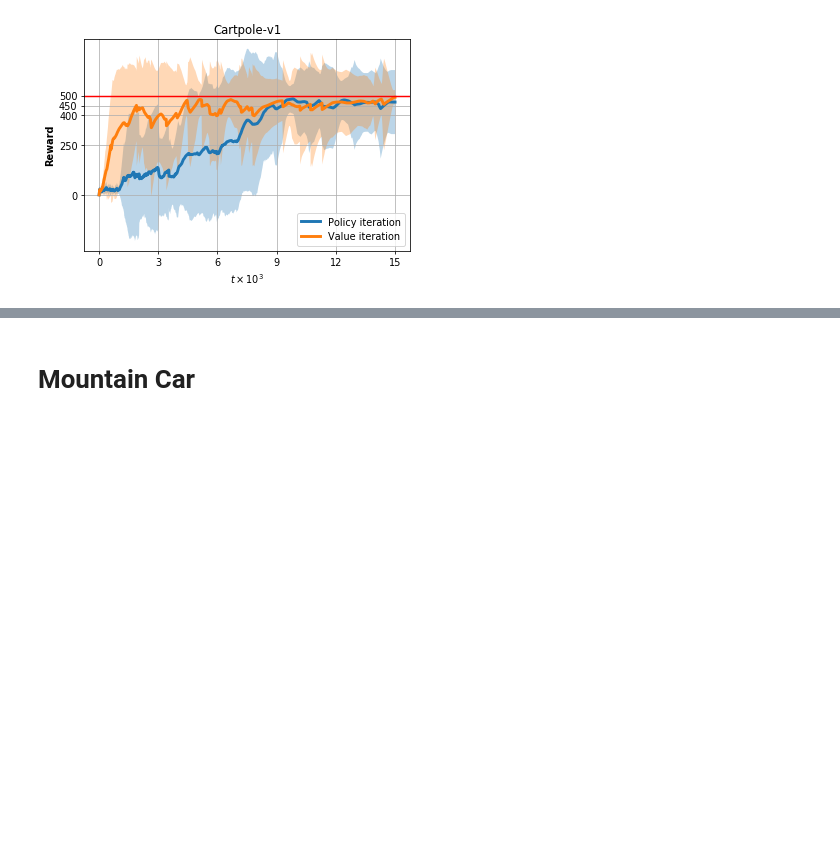
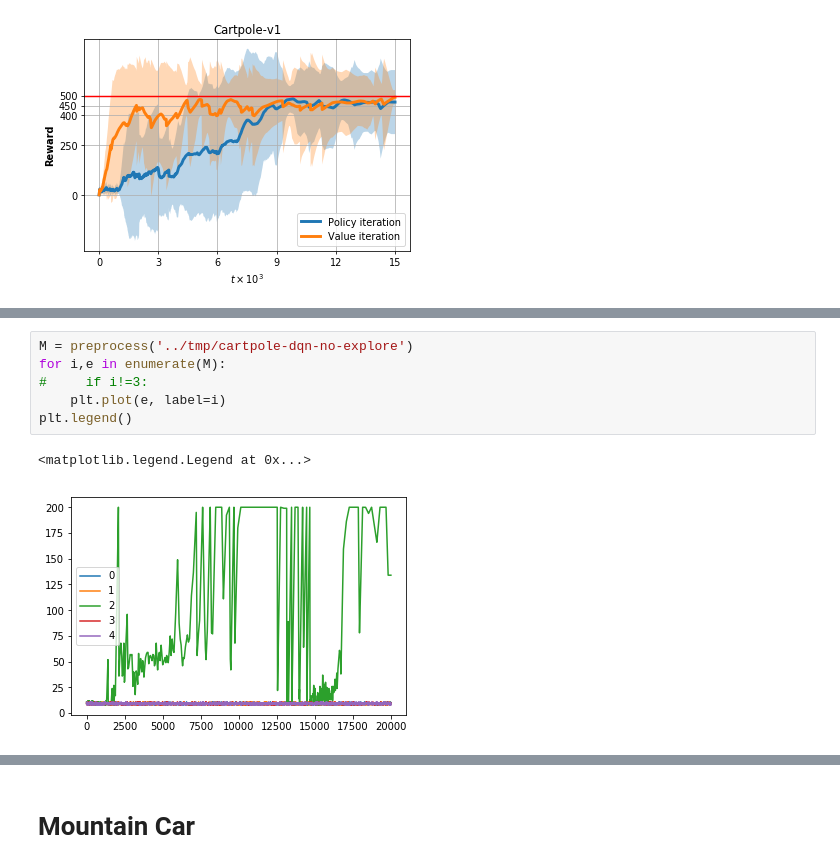
Before and after one commit to anhddo/oppoliter, a Jupyter notebook: notebook/ls-avg-reward.ipynb, the cells around one changed output, grey strips where cells are left out. Drawn from its saved outputs; the diff is of its cells as text; blank space fills up the shorter version.

```diff
--- a/notebook/ls-avg-reward.ipynb
+++ b/notebook/ls-avg-reward.ipynb
@@ -172,0 +193,9 @@ plt.savefig('cartpole-v1.png', dpi=300)
+# %%
+M = preprocess('../tmp/cartpole-dqn-no-explore')
+for i,e in enumerate(M):
+#     if i!=3:
+    plt.plot(e, label=i)
+plt.legend()
+# %% [output]
+<matplotlib.legend.Legend at 0x...>
+[figure, added]
```
Also changed, not shown: parts of 7 cells of this notebook, 10 other files.
